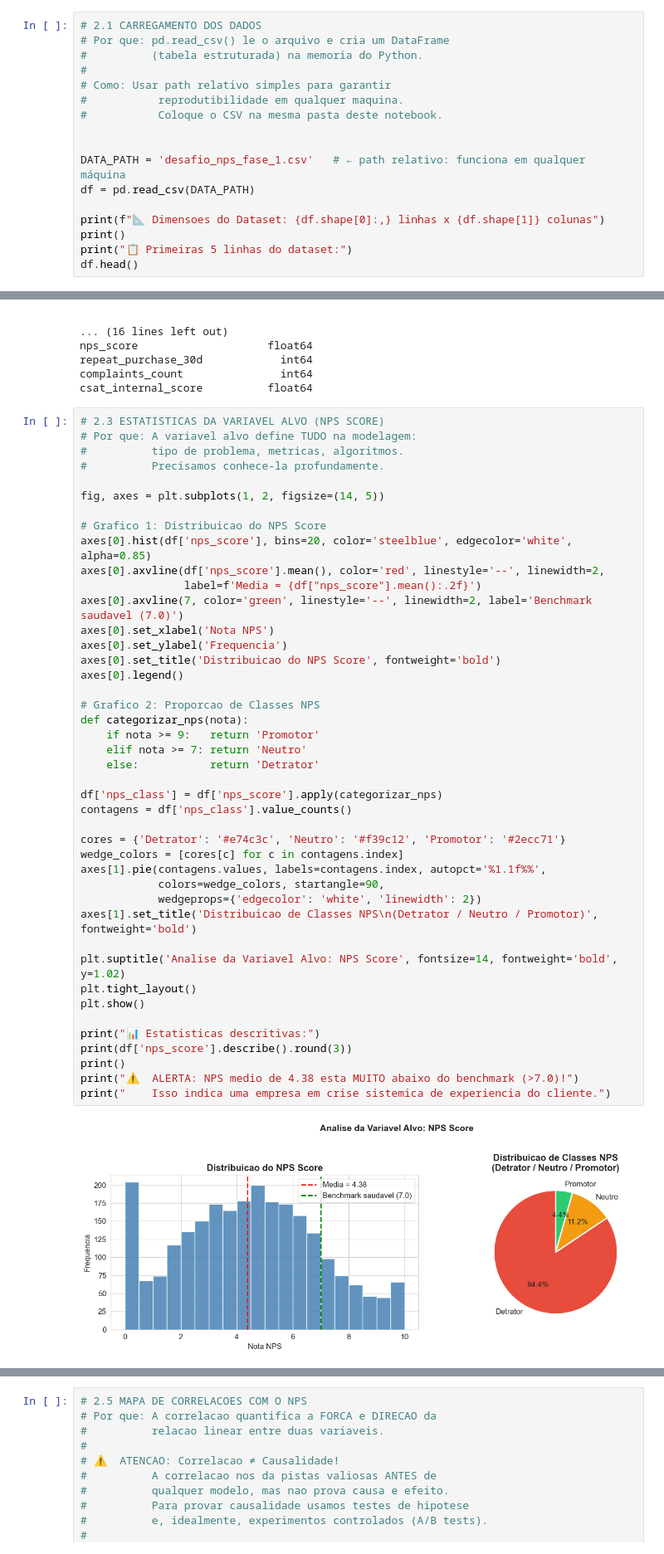
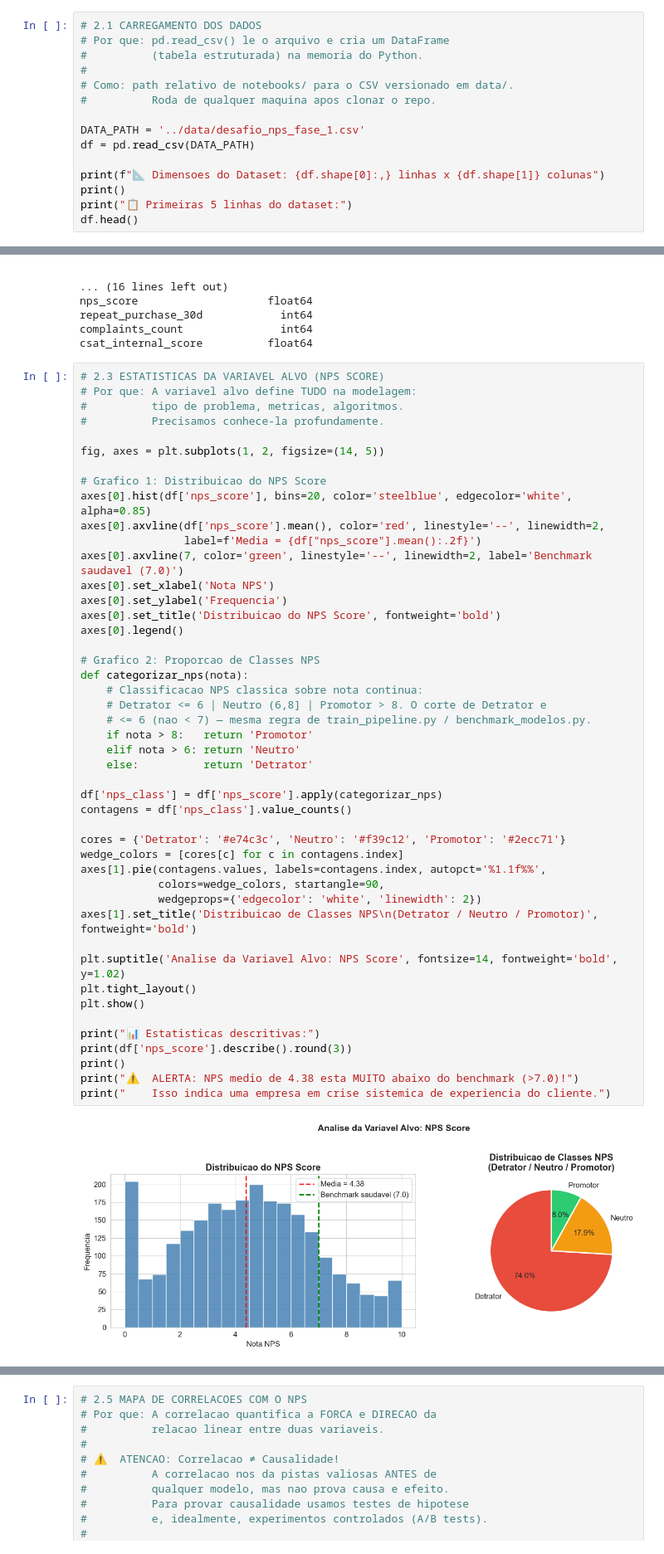
Before and after one commit to luizmaibashi/Tech-Challenge-Fase1-NPS, a Jupyter notebook: notebooks/Tech_challenge_fase1.ipynb, the cells around one changed output, grey strips where cells are left out. Shown at 83% size. Saved outputs shown, nothing was run; the diff lists cells and outputs as text.

```diff
--- a/notebooks/Tech_challenge_fase1.ipynb
+++ b/notebooks/Tech_challenge_fase1.ipynb
@@ -145,12 +145,10 @@ Ela compõe a experiência pós-venda (*Lagging Indicator*). Ela surge no fim, e
 # Por que: pd.read_csv() le o arquivo e cria um DataFrame
 #          (tabela estruturada) na memoria do Python.
 #
-# Como: Usar path relativo simples para garantir
-#           reprodutibilidade em qualquer maquina.
-#           Coloque o CSV na mesma pasta deste notebook.
+# Como: path relativo de notebooks/ para o CSV versionado em data/.
+#          Roda de qualquer maquina apos clonar o repo.
 
-
-DATA_PATH = 'desafio_nps_fase_1.csv'   # ← path relativo: funciona em qualquer máquina
+DATA_PATH = '../data/desafio_nps_fase_1.csv'
 df = pd.read_csv(DATA_PATH)
 
 print(f"📐 Dimensoes do Dataset: {df.shape[0]:,} linhas x {df.shape[1]} colunas")
@@ -226,37 +224,40 @@ axes[0].axvline(df['nps_score'].mean(), color='red', linestyle='--', linewidth=2
                 label=f'Media = {df["nps_score"].mean():.2f}')
 axes[0].axvline(7, color='green', linestyle='--', linewidth=2, label='Benchmark saudavel (7.0)')
 axes[0].set_xlabel('Nota NPS')
 axes[0].set_ylabel('Frequencia')
 axes[0].set_title('Distribuicao do NPS Score', fontweight='bold')
 axes[0].legend()
 
 # Grafico 2: Proporcao de Classes NPS
 def categorizar_nps(nota):
-    if nota >= 9:   return 'Promotor'
-    elif nota >= 7: return 'Neutro'
-    else:           return 'Detrator'
+    # Classificacao NPS classica sobre nota continua:
+    # Detrator <= 6 | Neutro (6,8] | Promotor > 8. O corte de Detrator e
+    # <= 6 (nao < 7) — mesma regra de train_pipeline.py / benchmark_modelos.py.
+    if nota > 8:   return 'Promotor'
+    elif nota > 6: return 'Neutro'
+    else:          return 'Detrator'
 
 df['nps_class'] = df['nps_score'].apply(categorizar_nps)
 contagens = df['nps_class'].value_counts()
 
 cores = {'Detrator': '#e74c3c', 'Neutro': '#f39c12', 'Promotor': '#2ecc71'}
 wedge_colors = [cores[c] for c in contagens.index]
 axes[1].pie(contagens.values, labels=contagens.index, autopct='%1.1f%%',
             colors=wedge_colors, startangle=90,
             wedgeprops={'edgecolor': 'white', 'linewidth': 2})
 axes[1].set_title('Distribuicao de Classes NPS\n(Detrator / Neutro / Promotor)', fontweight='bold')
 
 plt.suptitle('Analise da Variavel Alvo: NPS Score', fontsize=14, fontweight='bold', y=1.02)
 plt.tight_layout()
 plt.show()
 
 print("📊 Estatisticas descritivas:")
 print(df['nps_score'].describe().round(3))
 print()
 print("⚠️  ALERTA: NPS medio de 4.38 esta MUITO abaixo do benchmark (>7.0)!")
 print("    Isso indica uma empresa em crise sistemica de experiencia do cliente.")
 # %% [output]
-[figure, old version]
+[figure, new version]
 📊 Estatisticas descritivas:
 count    2500.000
 mean        4.379
```
Also changed, not shown: parts of 19 cells of this notebook, 21 other files.
